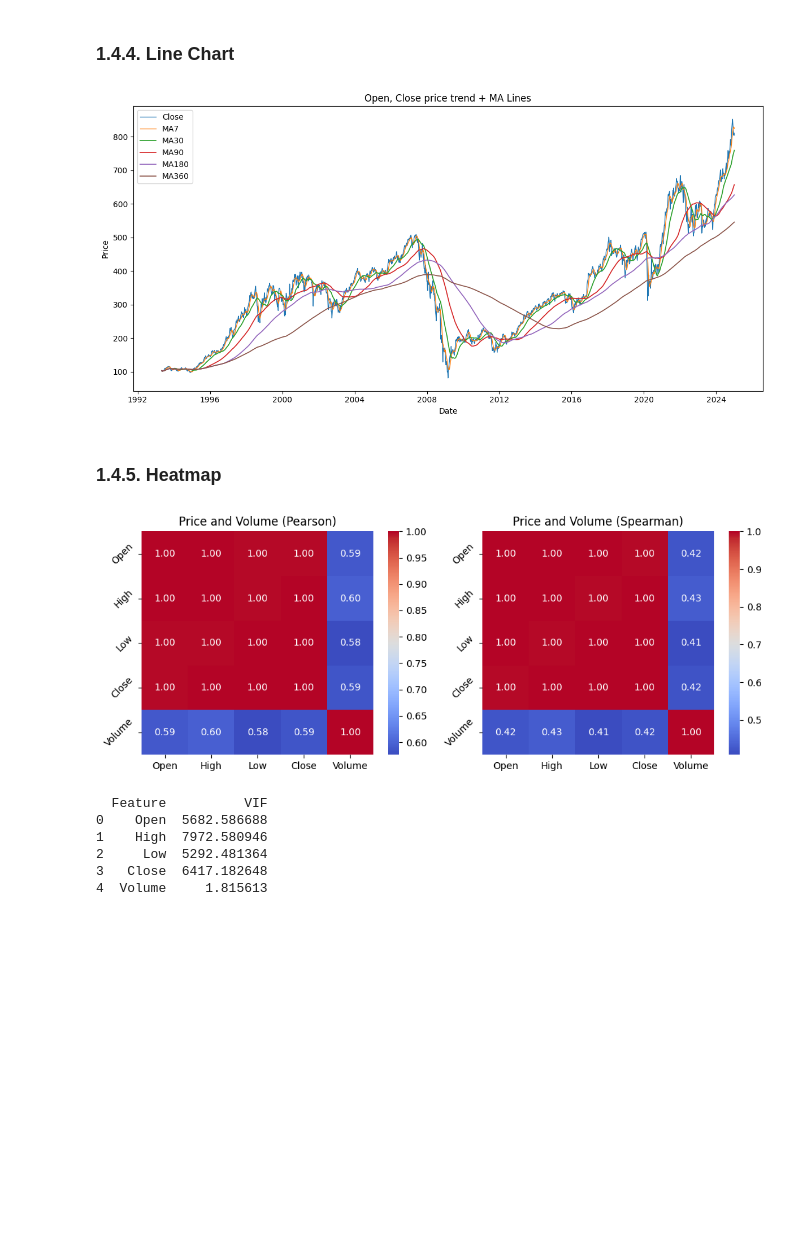
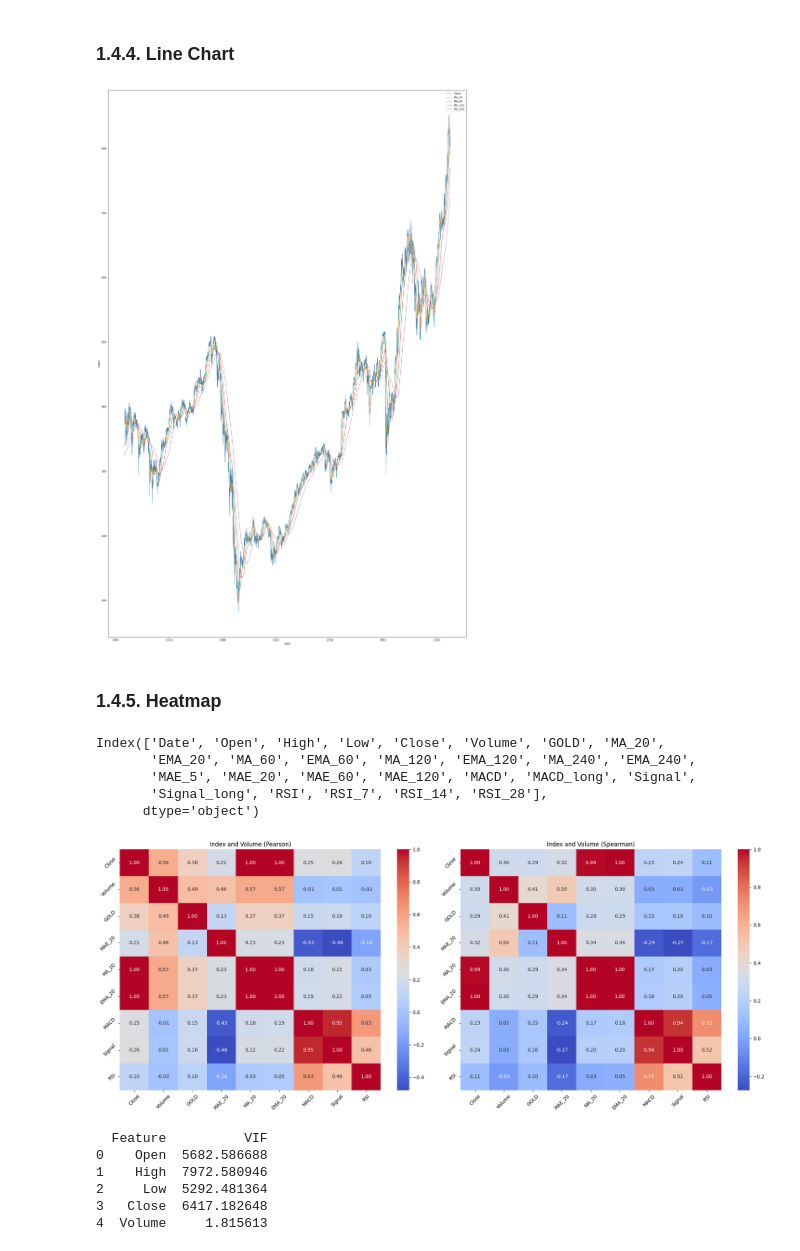
Before and after one commit to VictorNguyenLPN/sp500-dav, a Jupyter notebook: notebook_qhuy.ipynb, the cells around one changed output. Cells and saved outputs as stored; diff of their text form; code cells hidden in the pictures; blank space fills up the shorter version.

Commit message:
Add data demo

```diff
--- a/notebook_qhuy.ipynb
+++ b/notebook_qhuy.ipynb
@@ -110,3 +199,8 @@ duplicate_count = data.duplicated().sum()
 print(f"Duplicate rows: {duplicate_count}")
 # %% [output]
 Duplicate rows: 0
+# %%
+first_valid_index = aug_data.dropna().index.min()
+cropped_data = aug_data.loc[first_valid_index:].reset_index(drop=True)
+# cropped_data.drop(columns=['Open', 'High', 'Low'], inplace=True)
+print("\nNew shape:", cropped_data.shape)
@@ -113,6 +209,8 @@ Duplicate rows: 0
 # %% [markdown]
 ## 1.3. Statistical Analysis
 # %%
+data = cropped_data.copy()
+
 def statistical_analysis(df: pd.DataFrame) -> dict:
     result = {
         "mean": df.mean(),
@@ -129,7 +227,7 @@ def statistical_analysis(df: pd.DataFrame) -> dict:
 
 stats_summary = pd.DataFrame({
     col: statistical_analysis(data[col])
-    for col in data.select_dtypes(include='number').columns
+    for col in data.select_dtypes(include=['number']).columns
 })
-print(stats_summary)
+stats_summary
 # %% [output]
@@ -244,62 +356,68 @@ for col in cols:
 # %% [markdown]
 ### 1.4.4. Line Chart
 # %%
-df_ext = data.copy()
-# df_ext = df_ext[df_ext['Date'] > "2024-01-01"]
-df_ext["MA7"] = df_ext["Close"].rolling(window=7, min_periods=1).mean()
-df_ext["MA30"] = df_ext["Close"].rolling(window=30, min_periods=1).mean()
-df_ext["MA90"] = df_ext["Close"].rolling(window=90, min_periods=1).mean()
-df_ext["MA180"] = df_ext["Close"].rolling(window=180, min_periods=1).mean()
-df_ext["MA360"] = df_ext["Close"].rolling(window=360, min_periods=1).mean()
+plt.figure(figsize=(20,30))
+plt.plot(data["Date"], data["Close"], label="Close", linewidth=1)
 
-plt.figure(figsize=(12,6))
-plt.plot(df_ext["Date"], df_ext["Close"], label="Close", linewidth=1)
-plt.plot(df_ext["Date"], df_ext["MA7"], label="MA7", linewidth=1)
-plt.plot(df_ext["Date"], df_ext["MA30"], label="MA30", linewidth=1.25)
-plt.plot(df_ext["Date"], df_ext["MA90"], label="MA90", linewidth=1.25)
-plt.plot(df_ext["Date"], df_ext["MA180"], label="MA180", linewidth=1.25)
-plt.plot(df_ext["Date"], df_ext["MA360"], label="MA360", linewidth=1.25)
+for w in [20, 60, 120, 240]:
+    plt.plot(data["Date"], data[f"MA_{w}"], label=f"MA_{w}", linewidth=1)
 
-plt.title("Open, Close price trend + MA Lines")
 plt.xlabel("Date")
-plt.ylabel("Price")
+plt.ylabel("Index")
 plt.legend()
 # plt.grid(True)
 plt.tight_layout()
 plt.show()
 line_path = os.path.join(FIG_DIR, "line_trend.png")
 plt.savefig(line_path, dpi=150)
 plt.close()
 
 # Moving Average
 # %% [output]
-[figure, old version]
+[figure, new version]
 # %% [markdown]
 ### 1.4.5. Heatmap
+# %%
+data.columns
+# %% [output]
+Index(['Date', 'Open', 'High', 'Low', 'Close', 'Volume', 'GOLD', 'MA_20',
+       'EMA_20', 'MA_60', 'EMA_60', 'MA_120', 'EMA_120', 'MA_240', 'EMA_240',
+       'MAE_5', 'MAE_20', 'MAE_60', 'MAE_120', 'MACD', 'MACD_long', 'Signal',
+       'Signal_long', 'RSI', 'RSI_7', 'RSI_14', 'RSI_28'],
+      dtype='object')
 # %%
-corr_pear = data[["Open", "High", "Low", "Close", "Volume"]].corr(method="pearson")
-corr_spear = data[["Open", "High", "Low", "Close", "Volume"]].corr(method="spearman")
+corr_pear = data[[
+        'Close', 'Volume', 'GOLD',
+        'MAE_20', 'MA_20', 'EMA_20',
+        'MACD', 'Signal', 'RSI'
+    ]
+].corr(method="pearson")
 
-plt.figure(figsize=(10,4))
+corr_spear = data[[
+        'Close', 'Volume', 'GOLD',
+        'MAE_20', 'MA_20', 'EMA_20',
+        'MACD', 'Signal', 'RSI'
+    ]
+].corr(method="spearman")
+
+plt.figure(figsize=(20,8))
 
 plt.subplot(1, 2, 1)
 sns.heatmap(corr_pear, annot=True, cmap="coolwarm", fmt=".2f")
 plt.yticks(rotation=(45))
-plt.title("Price and Volume (Pearson)")
+plt.xticks(rotation=(45))
+plt.title("Index and Volume (Pearson)")
 
 plt.subplot(1, 2, 2)
 sns.heatmap(corr_spear, annot=True, cmap="coolwarm", fmt=".2f")
 plt.yticks(rotation=(45))
-plt.title("Price and Volume (Spearman)")
+plt.xticks(rotation=(45))
+plt.title("Index and Volume (Spearman)")
 
 plt.tight_layout()
 plt.show()
-
-# 1. tuong quan tuyen tinh [-1, 1]
-# 2. tuong quan phi tuyen tinh
-# 3. tuong quan da cong bien
 # %% [output]
-[figure, old version]
+[figure, new version]
 # %%
 from statsmodels.stats.outliers_influence import variance_inflation_factor # type: ignore
 
```
Also changed, not shown: parts of 19 cells of this notebook, 8 other files.
